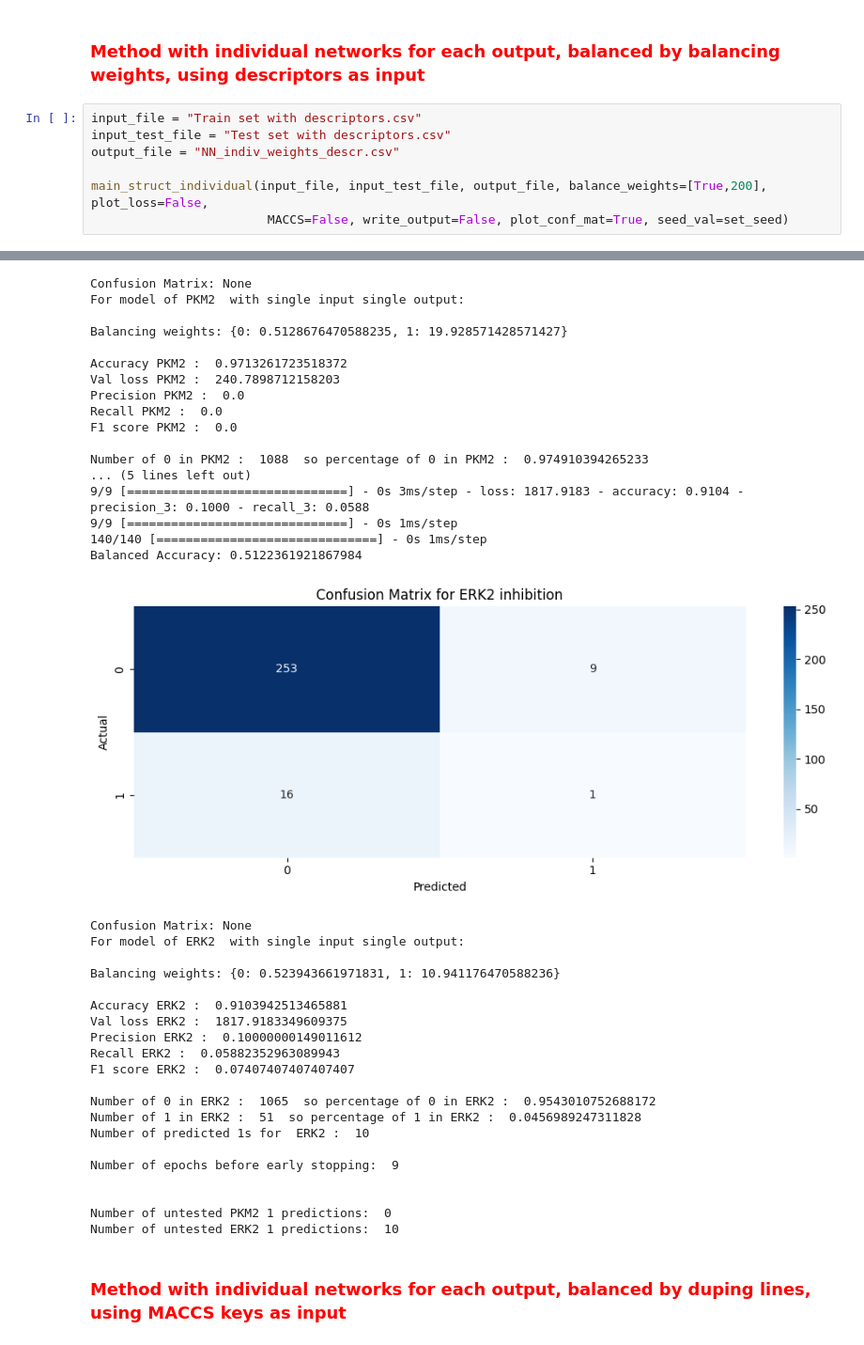
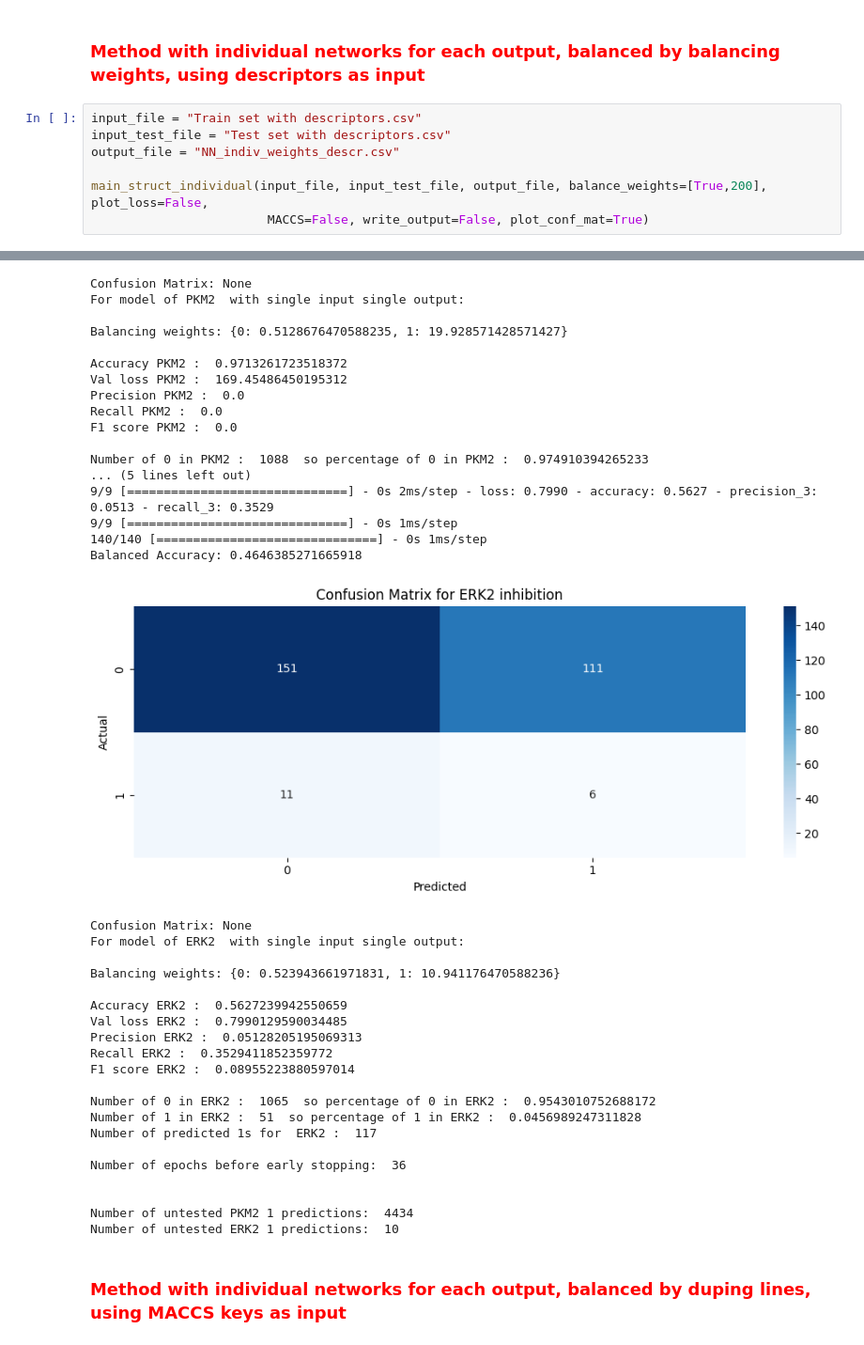
Before and after one commit to jobvandijk/GroupAssigment_group6, a Jupyter notebook: notebook_neural_network.ipynb, the cells around one changed output, grey strips where cells are left out. Shown at 94% size. Drawn from its saved outputs; the diff is of its cells as text.

```diff
--- a/notebook_neural_network.ipynb
+++ b/notebook_neural_network.ipynb
@@ -76,5 +74,5 @@ input_test_file = "Test set with descriptors.csv"
 output_file = "NN_indiv_weights_descr.csv"
 
 main_struct_individual(input_file, input_test_file, output_file, balance_weights=[True,200], plot_loss=False,
-                        MACCS=False, write_output=False, plot_conf_mat=True, seed_val=set_seed)
+                        MACCS=False, write_output=False, plot_conf_mat=True)
 # %% [output]
@@ -82,44 +80,44 @@ main_struct_individual(input_file, input_test_file, output_file, balance_weights
 9/9 [==============================] - 0s 1ms/step
 140/140 [==============================] - 0s 1ms/step
 Balanced Accuracy: 0.5
 [figure]
 Confusion Matrix: None
 For model of PKM2  with single input single output:
 
 Balancing weights: {0: 0.5128676470588235, 1: 19.928571428571427}
 
 Accuracy PKM2 :  0.9713261723518372
-Val loss PKM2 :  240.7898712158203
+Val loss PKM2 :  169.45486450195312
 Precision PKM2 :  0.0
 Recall PKM2 :  0.0
 F1 score PKM2 :  0.0
 
 Number of 0 in PKM2 :  1088  so percentage of 0 in PKM2 :  0.974910394265233
 ... (5 lines left out)
-9/9 [==============================] - 0s 3ms/step - loss: 1817.9183 - accuracy: 0.9104 - precision_3: 0.1000 - recall_3: 0.0588
+9/9 [==============================] - 0s 2ms/step - loss: 0.7990 - accuracy: 0.5627 - precision_3: 0.0513 - recall_3: 0.3529
 9/9 [==============================] - 0s 1ms/step
 140/140 [==============================] - 0s 1ms/step
-Balanced Accuracy: 0.5122361921867984
+Balanced Accuracy: 0.4646385271665918
-[figure, old version]
+[figure, new version]
 Confusion Matrix: None
 For model of ERK2  with single input single output:
 
 Balancing weights: {0: 0.523943661971831, 1: 10.941176470588236}
 
-Accuracy ERK2 :  0.9103942513465881
-Val loss ERK2 :  1817.9183349609375
-Precision ERK2 :  0.10000000149011612
-Recall ERK2 :  0.05882352963089943
-F1 score ERK2 :  0.07407407407407407
+Accuracy ERK2 :  0.5627239942550659
+Val loss ERK2 :  0.7990129590034485
+Precision ERK2 :  0.05128205195069313
+Recall ERK2 :  0.3529411852359772
+F1 score ERK2 :  0.08955223880597014
 
 Number of 0 in ERK2 :  1065  so percentage of 0 in ERK2 :  0.9543010752688172
 Number of 1 in ERK2 :  51  so percentage of 1 in ERK2 :  0.0456989247311828
-Number of predicted 1s for  ERK2 :  10
+Number of predicted 1s for  ERK2 :  117
 
-Number of epochs before early stopping:  9
+Number of epochs before early stopping:  36
 
 
-Number of untested PKM2 1 predictions:  0
+Number of untested PKM2 1 predictions:  4434
 Number of untested ERK2 1 predictions:  10
 # %% [markdown]
 <h3 style="color:red;">Method with individual networks for each output, balanced by duping lines, using MACCS keys as input</h3>
```
Also changed, not shown: parts of 9 cells of this notebook, 1 other file.
